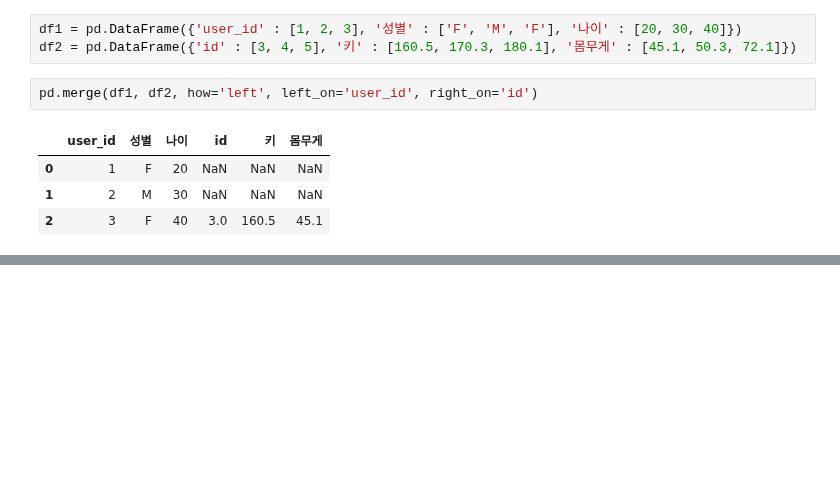
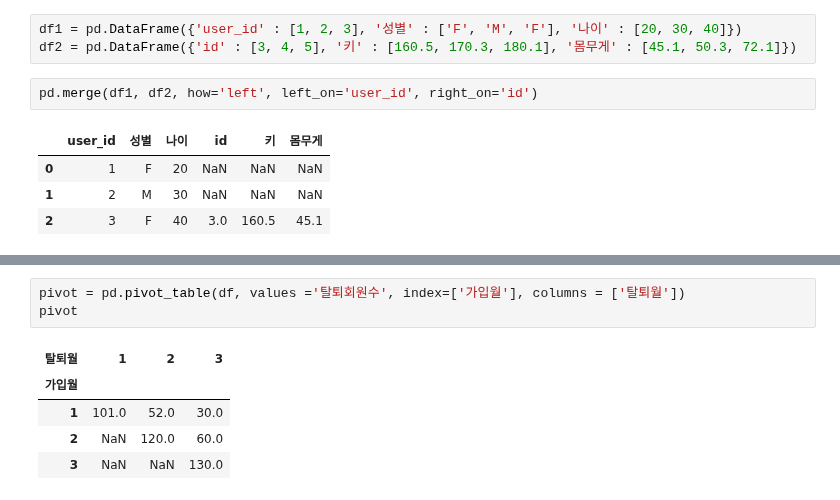
Before and after one commit to WooHyun94/TIL, a Jupyter notebook: Python/220929.ipynb, the cells around one changed output, grey strips where cells are left out. Saved outputs shown, nothing was run; the diff lists cells and outputs as text; blank space fills up the shorter version.

```diff
--- a/Python/220929.ipynb
+++ b/Python/220929.ipynb
@@ -178,0 +229,9 @@ pd.merge(df1, df2, how='left', left_on='user_id', right_on='id')
+# %%
+pivot = pd.pivot_table(df, values ='탈퇴회원수', index=['가입월'], columns = ['탈퇴월'])
+pivot
+# %% [output]
+| 탈퇴월 | 1 | 2 | 3 |
+| 가입월 |  |  |  |
+| 1 | 101.0 | 52.0 | 30.0 |
+| 2 | NaN | 120.0 | 60.0 |
+| 3 | NaN | NaN | 130.0 |
```
Also changed, not shown: parts of 6 cells of this notebook.
